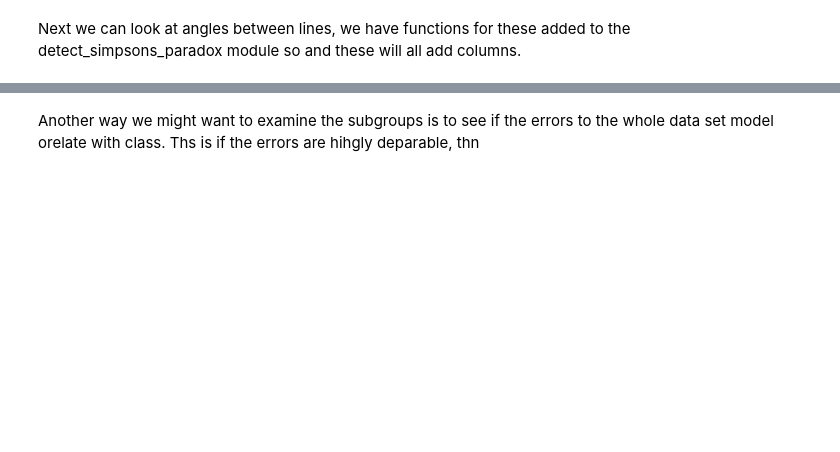
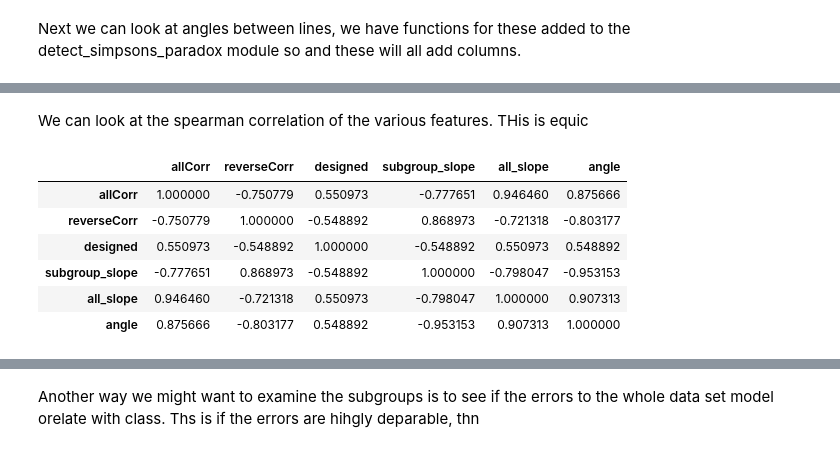
Before and after one commit to fairnessforensics/wiggum, a Jupyter notebook: research_notebooks/ranking_sp_occurences.ipynb, the cells around one changed output, grey strips where cells are left out. Cells and saved outputs as stored; diff of their text form; code cells hidden in the pictures; blank space fills up the shorter version.

```diff
--- a/research_notebooks/ranking_sp_occurences.ipynb
+++ b/research_notebooks/ranking_sp_occurences.ipynb
@@ -127,3 +149,15 @@ results_df_slopes.sort_values('angle',ascending=False)
+# %% [markdown]
+We can look at the spearman correlation of the various features.  THis is equic
+# %%
+results_df_slopes.corr(method='spearman')
+# %% [output]
+|  | allCorr | reverseCorr | designed | subgroup_slope | all_slope | angle |
+| allCorr | 1.000000 | -0.750779 | 0.550973 | -0.777651 | 0.946460 | 0.875666 |
+| reverseCorr | -0.750779 | 1.000000 | -0.548892 | 0.868973 | -0.721318 | -0.803177 |
+| designed | 0.550973 | -0.548892 | 1.000000 | -0.548892 | 0.550973 | 0.548892 |
+| subgroup_slope | -0.777651 | 0.868973 | -0.548892 | 1.000000 | -0.798047 | -0.953153 |
+| all_slope | 0.946460 | -0.721318 | 0.550973 | -0.798047 | 1.000000 | 0.907313 |
+| angle | 0.875666 | -0.803177 | 0.548892 | -0.953153 | 0.907313 | 1.000000 |
 # %%
 results_df_slopes.groupby('designed')['angle'].describe()
 # %% [output]
```
Also changed, not shown: parts of 15 cells of this notebook, 6 other files.
